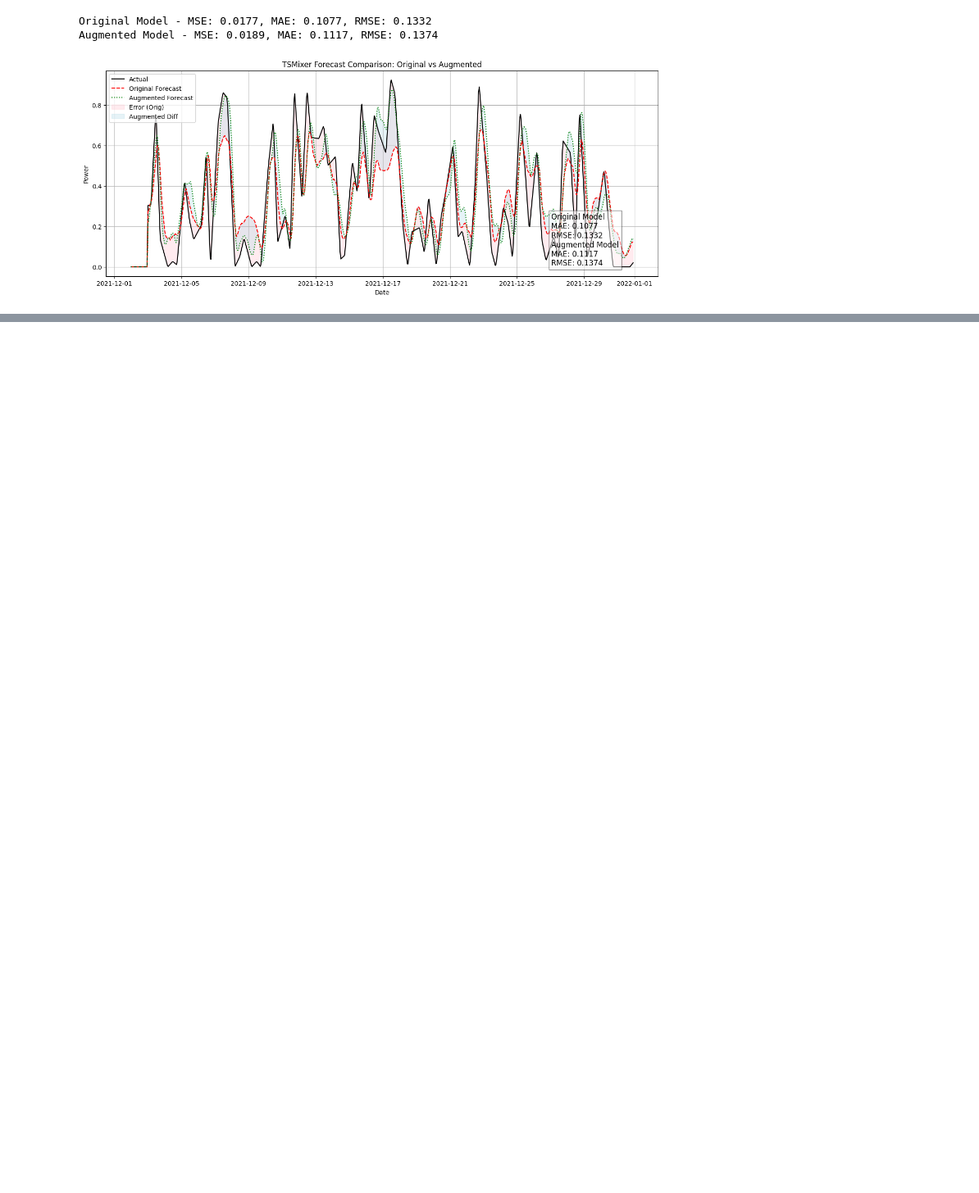
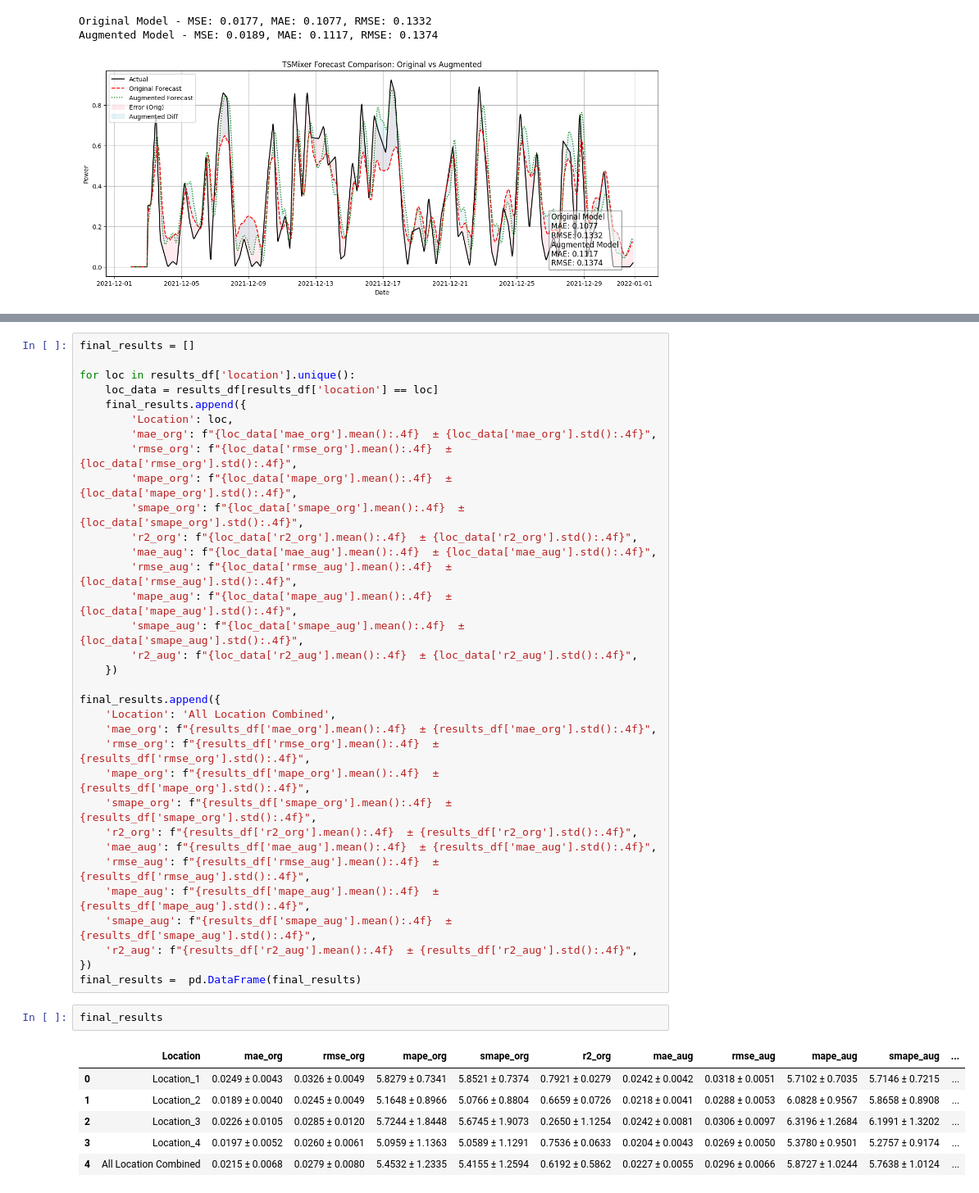
Before and after one commit to harshit4032/wind-forecasting, a Jupyter notebook: Evaluation/TSMixer.ipynb, the cells around one changed output, grey strips where cells are left out. Shown at 82% size. Cells and saved outputs as stored; diff of their text form; blank space fills up the shorter version.

```diff
--- a/Evaluation/TSMixer.ipynb
+++ b/Evaluation/TSMixer.ipynb
@@ -580,0 +709,42 @@ Augmented Model - MSE: 0.0189, MAE: 0.1117, RMSE: 0.1374
+# %%
+final_results = []
+
+for loc in results_df['location'].unique():
+    loc_data = results_df[results_df['location'] == loc]
+    final_results.append({
+        'Location': loc,
+        'mae_org': f"{loc_data['mae_org'].mean():.4f}  ± {loc_data['mae_org'].std():.4f}",
+        'rmse_org': f"{loc_data['rmse_org'].mean():.4f}  ± {loc_data['rmse_org'].std():.4f}",
+        'mape_org': f"{loc_data['mape_org'].mean():.4f}  ± {loc_data['mape_org'].std():.4f}",
+        'smape_org': f"{loc_data['smape_org'].mean():.4f}  ± {loc_data['smape_org'].std():.4f}",
+        'r2_org': f"{loc_data['r2_org'].mean():.4f}  ± {loc_data['r2_org'].std():.4f}",
+        'mae_aug': f"{loc_data['mae_aug'].mean():.4f}  ± {loc_data['mae_aug'].std():.4f}",
+        'rmse_aug': f"{loc_data['rmse_aug'].mean():.4f}  ± {loc_data['rmse_aug'].std():.4f}",
+        'mape_aug': f"{loc_data['mape_aug'].mean():.4f}  ± {loc_data['mape_aug'].std():.4f}",
+        'smape_aug': f"{loc_data['smape_aug'].mean():.4f}  ± {loc_data['smape_aug'].std():.4f}",
+        'r2_aug': f"{loc_data['r2_aug'].mean():.4f}  ± {loc_data['r2_aug'].std():.4f}",
+    })
+
+final_results.append({
+    'Location': 'All Location Combined',
+    'mae_org': f"{results_df['mae_org'].mean():.4f}  ± {results_df['mae_org'].std():.4f}",
+    'rmse_org': f"{results_df['rmse_org'].mean():.4f}  ± {results_df['rmse_org'].std():.4f}",
+    'mape_org': f"{results_df['mape_org'].mean():.4f}  ± {results_df['mape_org'].std():.4f}",
+    'smape_org': f"{results_df['smape_org'].mean():.4f}  ± {results_df['smape_org'].std():.4f}",
+    'r2_org': f"{results_df['r2_org'].mean():.4f}  ± {results_df['r2_org'].std():.4f}",
+    'mae_aug': f"{results_df['mae_aug'].mean():.4f}  ± {results_df['mae_aug'].std():.4f}",
+    'rmse_aug': f"{results_df['rmse_aug'].mean():.4f}  ± {results_df['rmse_aug'].std():.4f}",
+    'mape_aug': f"{results_df['mape_aug'].mean():.4f}  ± {results_df['mape_aug'].std():.4f}",
+    'smape_aug': f"{results_df['smape_aug'].mean():.4f}  ± {results_df['smape_aug'].std():.4f}",
+    'r2_aug': f"{results_df['r2_aug'].mean():.4f}  ± {results_df['r2_aug'].std():.4f}",
+})
+final_results =  pd.DataFrame(final_results)
+# %%
+final_results
+# %% [output]
+|  | Location | mae_org | rmse_org | mape_org | smape_org | r2_org | mae_aug | rmse_aug | mape_aug | smape_aug | ... |
+| 0 | Location_1 | 0.0249 ± 0.0043 | 0.0326 ± 0.0049 | 5.8279 ± 0.7341 | 5.8521 ± 0.7374 | 0.7921 ± 0.0279 | 0.0242 ± 0.0042 | 0.0318 ± 0.0051 | 5.7102 ± 0.7035 | 5.7146 ± 0.7215 | ... |
+| 1 | Location_2 | 0.0189 ± 0.0040 | 0.0245 ± 0.0049 | 5.1648 ± 0.8966 | 5.0766 ± 0.8804 | 0.6659 ± 0.0726 | 0.0218 ± 0.0041 | 0.0288 ± 0.0053 | 6.0828 ± 0.9567 | 5.8658 ± 0.8908 | ... |
+| 2 | Location_3 | 0.0226 ± 0.0105 | 0.0285 ± 0.0120 | 5.7244 ± 1.8448 | 5.6745 ± 1.9073 | 0.2650 ± 1.1254 | 0.0242 ± 0.0081 | 0.0306 ± 0.0097 | 6.3196 ± 1.2684 | 6.1991 ± 1.3202 | ... |
+| 3 | Location_4 | 0.0197 ± 0.0052 | 0.0260 ± 0.0061 | 5.0959 ± 1.1363 | 5.0589 ± 1.1291 | 0.7536 ± 0.0633 | 0.0204 ± 0.0043 | 0.0269 ± 0.0050 | 5.3780 ± 0.9501 | 5.2757 ± 0.9174 | ... |
+| 4 | All Location Combined | 0.0215 ± 0.0068 | 0.0279 ± 0.0080 | 5.4532 ± 1.2335 | 5.4155 ± 1.2594 | 0.6192 ± 0.5862 | 0.0227 ± 0.0055 | 0.0296 ± 0.0066 | 5.8727 ± 1.0244 | 5.7638 ± 1.0124 | ... |
```
Also changed, not shown: parts of 5 cells of this notebook, 4 other files.
